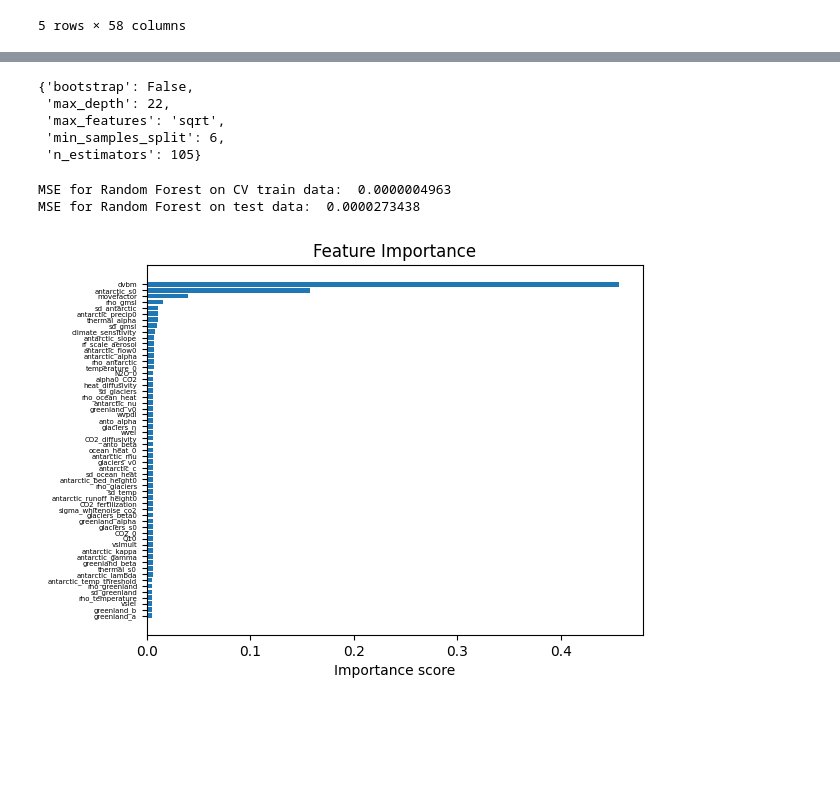
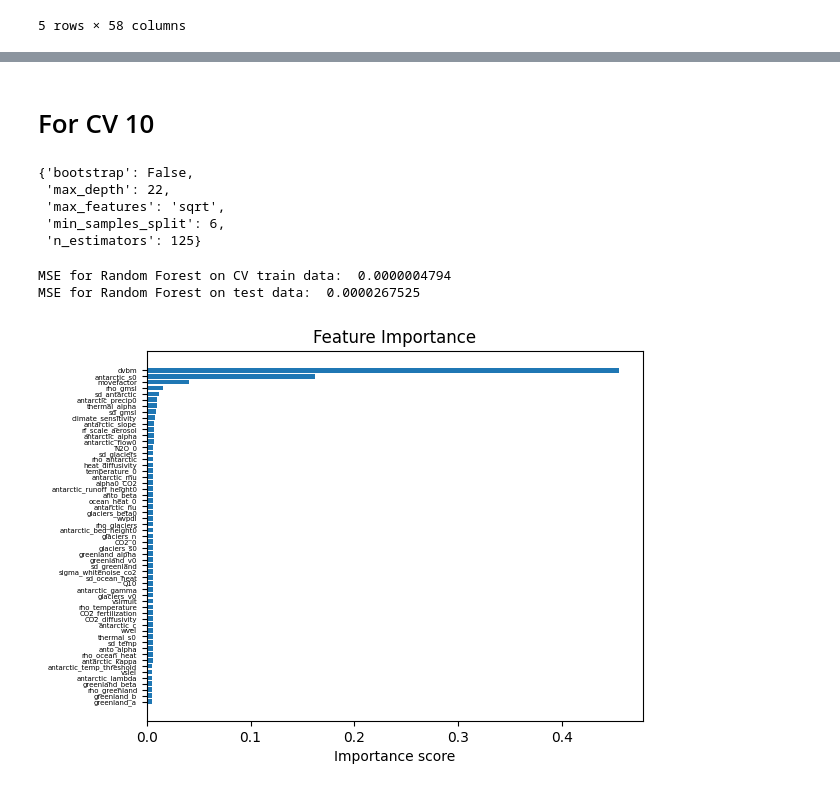
Before and after one commit to Prasannar07/Sea-level-rise, a Jupyter notebook: sneasybrick-ciam.ipynb, the cells around one changed output, grey strips where cells are left out. Saved outputs shown, nothing was run; the diff lists cells and outputs as text; code cells hidden in the pictures; blank space fills up the shorter version.

```diff
--- a/sneasybrick-ciam.ipynb
+++ b/sneasybrick-ciam.ipynb
@@ -87,11 +90,11 @@ CV_reg.best_params_
 # %%
 # Fitting the model with the best parameters
 
-reg1 = RandomForestRegressor(random_state=42, bootstrap=False, max_features='sqrt', min_samples_split = 6,
-n_estimators= 100, max_depth=25)
-reg1.fit(X_train, y_train)
-pred=reg1.predict(X_train)
-pred_test=reg1.predict(X_test)
+reg_cv3 = RandomForestRegressor(random_state=42, bootstrap=False, max_features='sqrt', min_samples_split = 6,
+n_estimators= 90, max_depth=25)
+reg_cv3.fit(X_train, y_train)
+pred=reg_cv3.predict(X_train)
+pred_test=reg_cv3.predict(X_test)
 
 # Calculating MSE
 
@@ -100,14 +103,14 @@ print("MSE for Random Forest on test data: ", "{:.10f}".format(float(mean_square
 
 
 # Obtaining feature importance
-feature_importance = reg1.feature_importances_
+feature_importance_cv3 = reg_cv3.feature_importances_
 
 # Sorting features according to importance
-sorted_idx = np.argsort(feature_importance)
+sorted_idx = np.argsort(feature_importance_cv3)
 pos = np.arange(sorted_idx.shape[0])
 
 # Plotting feature importances
-plt.barh(pos, feature_importance[sorted_idx], align="center")
+plt.barh(pos, feature_importance_cv3[sorted_idx], align="center")
 
 plt.yticks(pos, np.array(feature_names)[sorted_idx], size =5)
 
@@ -120,46 +123,48 @@ MSE for Random Forest on test data:  0.0000270540
+# %% [markdown]
+# For CV 10
 # %%
-CV_reg = GridSearchCV(estimator=reg, param_grid=param_grid, cv= 10)
-CV_reg.fit(X_train, y_train)
+CV10_reg = GridSearchCV(estimator=reg, param_grid=param_grid, cv= 10)
+CV10_reg.fit(X_train, y_train)
 
 # Getting the best parameters
 
-CV_reg.best_params_
+CV10_reg.best_params_
 # %% [output]
 {'bootstrap': False,
  'max_depth': 22,
  'max_features': 'sqrt',
  'min_samples_split': 6,
- 'n_estimators': 105}
+ 'n_estimators': 125}
 # %%
 # Fitting the model with the best parameters
 
-reg1 = RandomForestRegressor(random_state=42, bootstrap=False, max_features='sqrt', min_samples_split = 6,
-n_estimators= 105, max_depth=22)
-reg1.fit(X_train, y_train)
-pred=reg1.predict(X_train)
-pred_test=reg1.predict(X_test)
+reg_cv10 = RandomForestRegressor(random_state=42, bootstrap=False, max_features='sqrt', min_samples_split = 6,
+n_estimators= 125, max_depth=22)
+reg_cv10.fit(X_train, y_train)
+pred=reg_cv10.predict(X_train)
+pred_test=reg_cv10.predict(X_test)
 
 # Calculating MSE
 
 print("MSE for Random Forest on CV train data: ", "{:.10f}".format(float(mean_squared_error(y_train, pred))))
 print("MSE for Random Forest on test data: ", "{:.10f}".format(float(mean_squared_error(y_test, pred_test))))
 
 
 # Obtaining feature importance
-feature_importance = reg1.feature_importances_
+feature_importance_cv10 = reg_cv10.feature_importances_
 
 # Sorting features according to importance
-sorted_idx = np.argsort(feature_importance)
+sorted_idx = np.argsort(feature_importance_cv10)
 pos = np.arange(sorted_idx.shape[0])
 
 # Plotting feature importances
-plt.barh(pos, feature_importance[sorted_idx], align="center")
+plt.barh(pos, feature_importance_cv10[sorted_idx], align="center")
 
 plt.yticks(pos, np.array(feature_names)[sorted_idx], size =5)
 
 plt.title("Feature Importance")
 plt.xlabel("Importance score");
 # %% [output]
-MSE for Random Forest on CV train data:  0.0000004963
-MSE for Random Forest on test data:  0.0000273438
+MSE for Random Forest on CV train data:  0.0000004794
+MSE for Random Forest on test data:  0.0000267525
-[figure, old version]
+[figure, new version]
```
Also changed, not shown: parts of 11 cells of this notebook.
